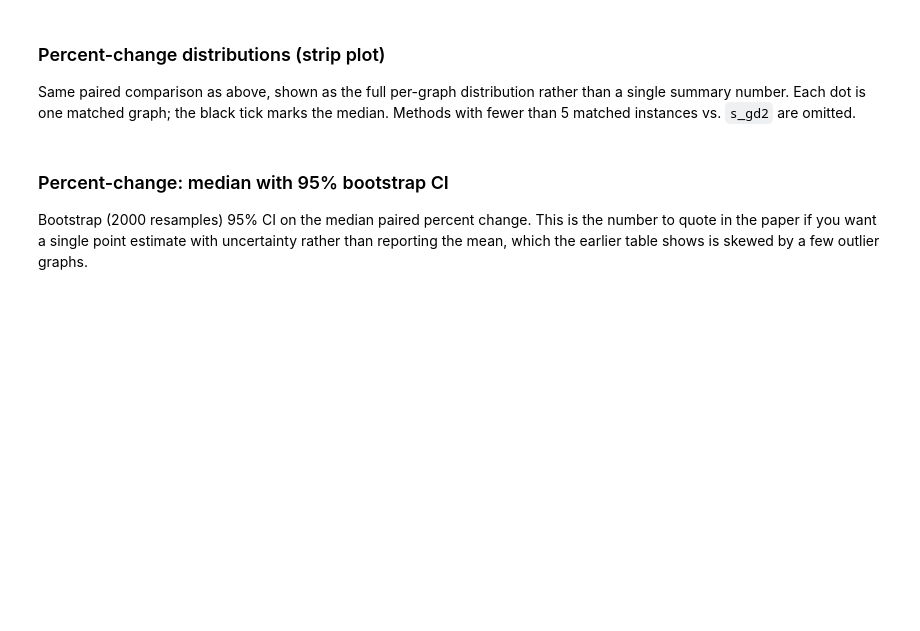
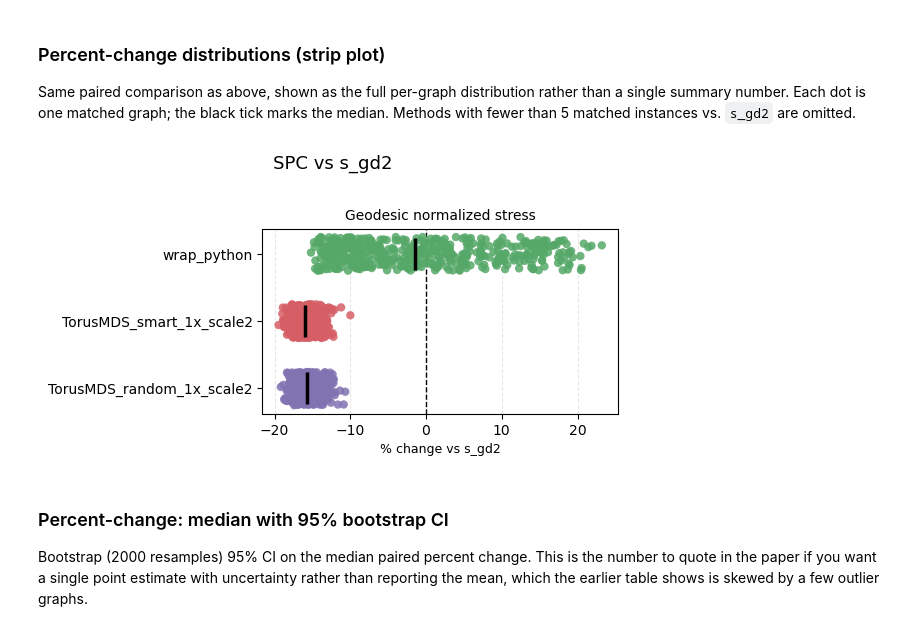
Before and after one commit to JacobLMiller/torus-mds, a Jupyter notebook: verification_experiments/sbm_results_normalized.ipynb, the cells around one changed output. Saved outputs shown, nothing was run; the diff lists cells and outputs as text; code cells hidden in the pictures; blank space fills up the shorter version.

```diff
--- a/verification_experiments/sbm_results_normalized.ipynb
+++ b/verification_experiments/sbm_results_normalized.ipynb
@@ -265,34 +303,36 @@ fig, axes = plt.subplots(
     squeeze=False,
 )
 for gi, gt in enumerate(groups):
     for mi, metric in enumerate(METRICS):
         ax = axes[gi][mi]
         sub = pct_long[pct_long['metric'] == metric]
 
         sub = sub[sub['method'].isin(plot_methods)]
         sns.stripplot(
             data=sub, x='pct_change', y='method', order=plot_methods, hue='method',
             hue_order=plot_methods, palette=palette, size=6, alpha=0.85, jitter=0.25,
             ax=ax, legend=False,
         )
         for yi, m in enumerate(plot_methods):
             vals = sub[sub['method'] == m]['pct_change'].dropna().values
             if len(vals) == 0:
                 continue
             ax.scatter(np.median(vals), yi, marker='|', s=500, linewidths=2.5,
                        color='black', zorder=5)
         ax.axvline(0, color='black', linestyle='--', linewidth=1)
         ax.set_title(LABELS[metric], fontsize=10)
         ax.set_xlabel('% change vs s_gd2', fontsize=9)
         ax.set_ylabel('')
         ax.grid(axis='x', linestyle='--', alpha=0.3)
 fig.suptitle(
-    'Per-instance paired % change vs s_gd2 (black tick = median)',
+    'SPC vs s_gd2',
     fontsize=13, y=1.02,
 )
 fig.tight_layout()
 plt.savefig('../results/sbm_normalized_pct_change_strip.png', dpi=150, bbox_inches='tight')
 plt.show()
+# %% [output]
+[figure, added]
 # %% [markdown]
 ### Percent-change: median with 95% bootstrap CI
 
```
Also changed, not shown: parts of 16 cells of this notebook, 7 other files.
